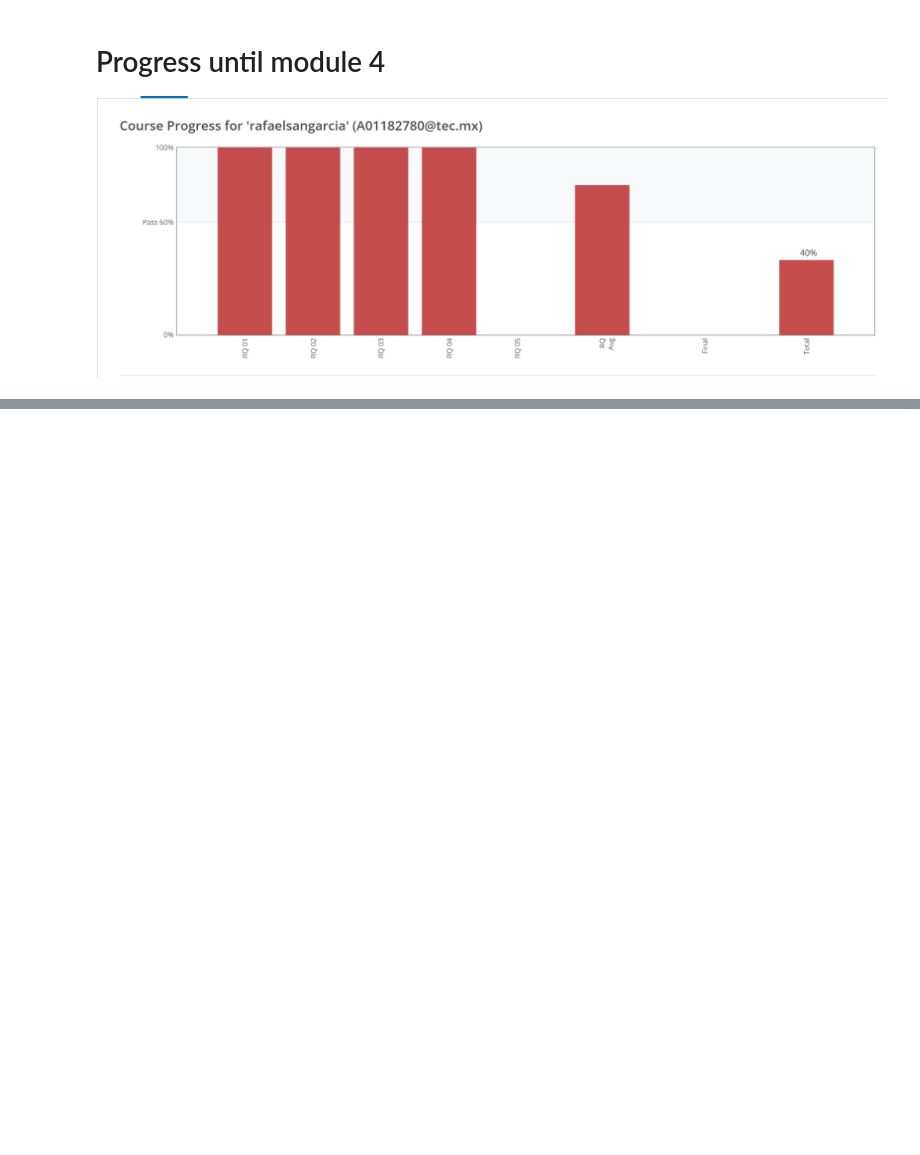
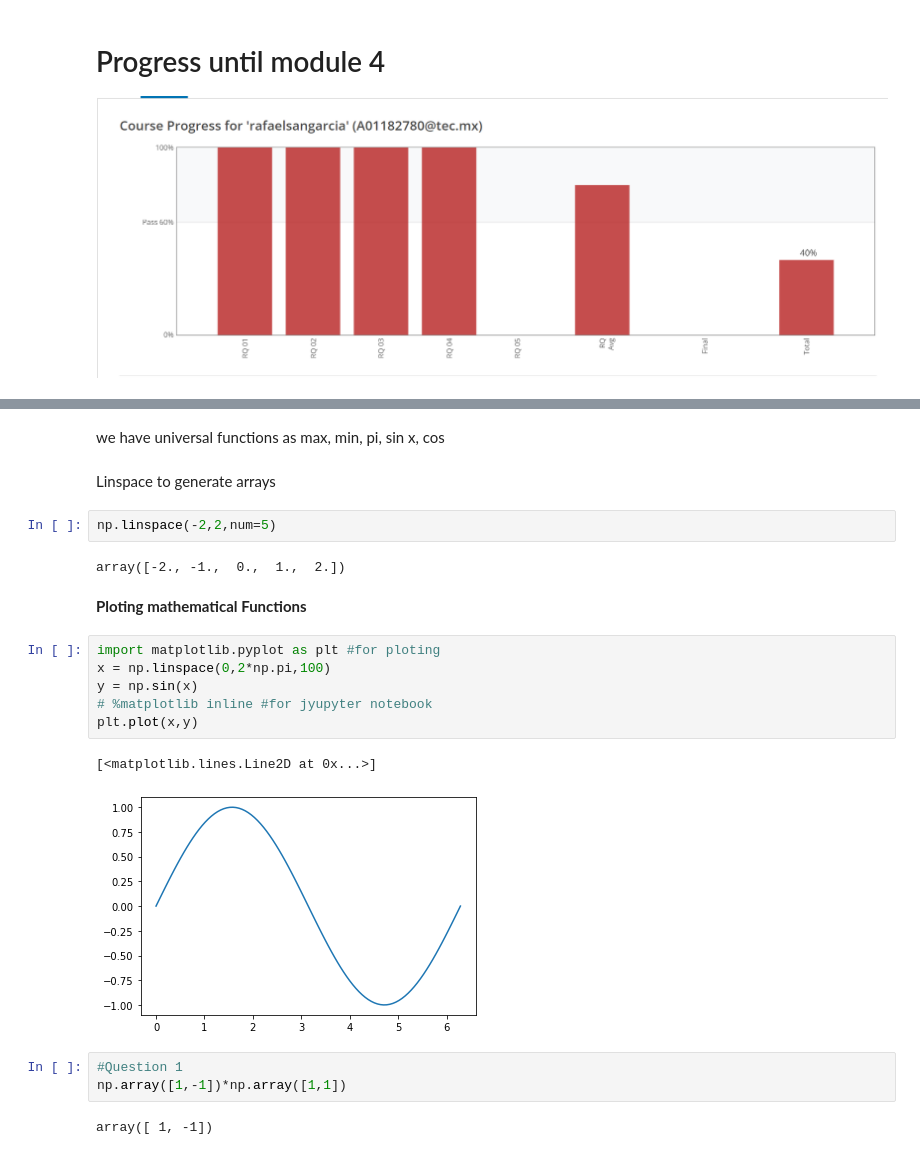
Before and after one commit to PosgradoMNA/actividades-de-aprendizaje-rafaelsangarcia, a Jupyter notebook: PythonIBM_A01182780.ipynb, the cells around one changed output, grey strips where cells are left out. Saved outputs shown, nothing was run; the diff lists cells and outputs as text; blank space fills up the shorter version.

Commit message:
Module 5 - numpy 1D array

```diff
--- a/PythonIBM_A01182780.ipynb
+++ b/PythonIBM_A01182780.ipynb
@@ -809,0 +935,25 @@ Name: Artist, dtype: object
+# %% [markdown]
+we have universal functions as
+max, min, pi, sin x, cos
+# %% [markdown]
+Linspace to generate arrays
+# %%
+np.linspace(-2,2,num=5)
+# %% [output]
+array([-2., -1.,  0.,  1.,  2.])
+# %% [markdown]
+**Ploting mathematical Functions**
+# %%
+import matplotlib.pyplot as plt #for ploting
+x = np.linspace(0,2*np.pi,100)
+y = np.sin(x)
+# %matplotlib inline #for jyupyter notebook
+plt.plot(x,y)
+# %% [output]
+[<matplotlib.lines.Line2D at 0x...>]
+[figure, added]
+# %%
+#Question 1
+np.array([1,-1])*np.array([1,1])
+# %% [output]
+array([ 1, -1])
```
Also changed, not shown: parts of 25 cells of this notebook.
